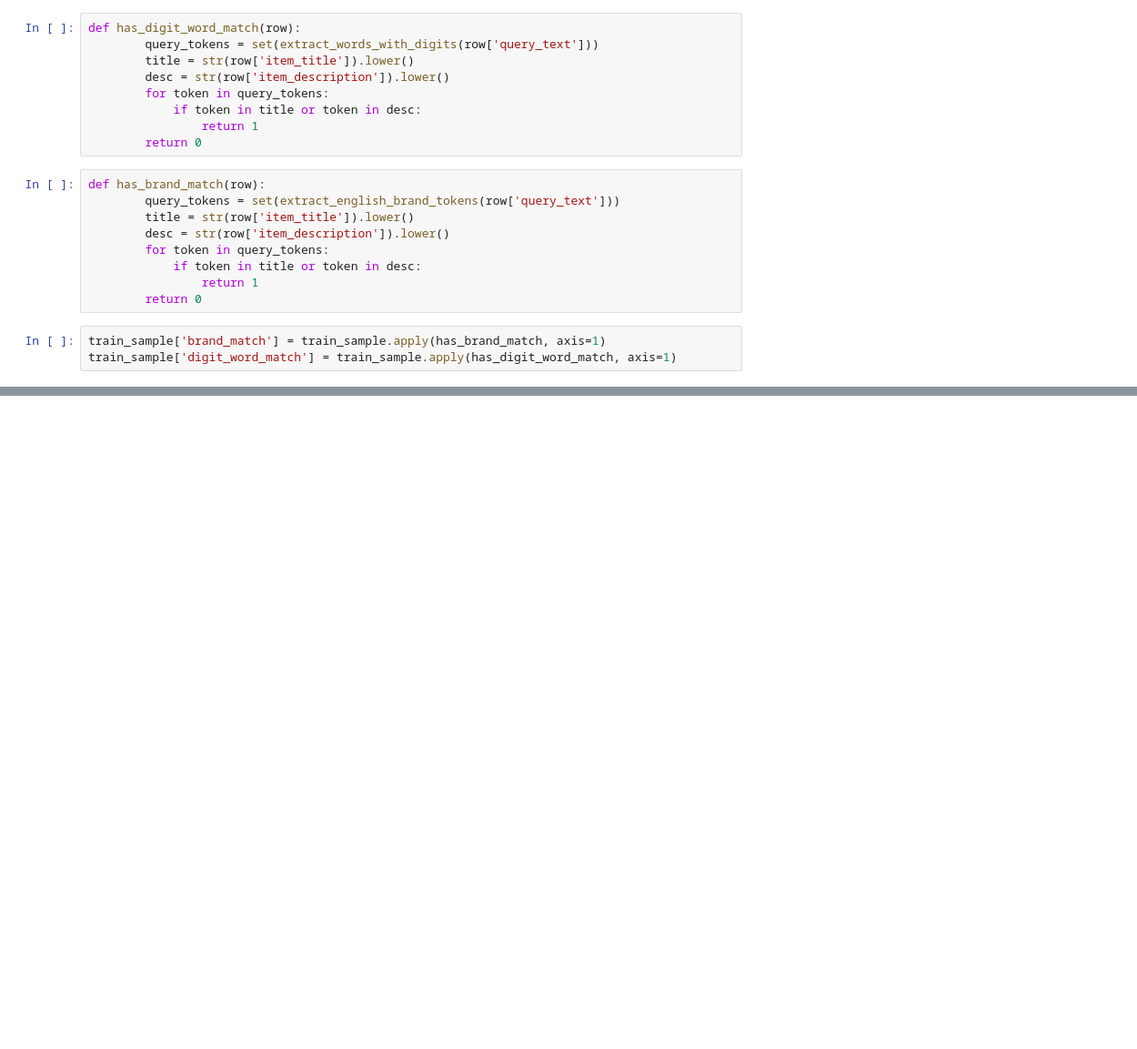
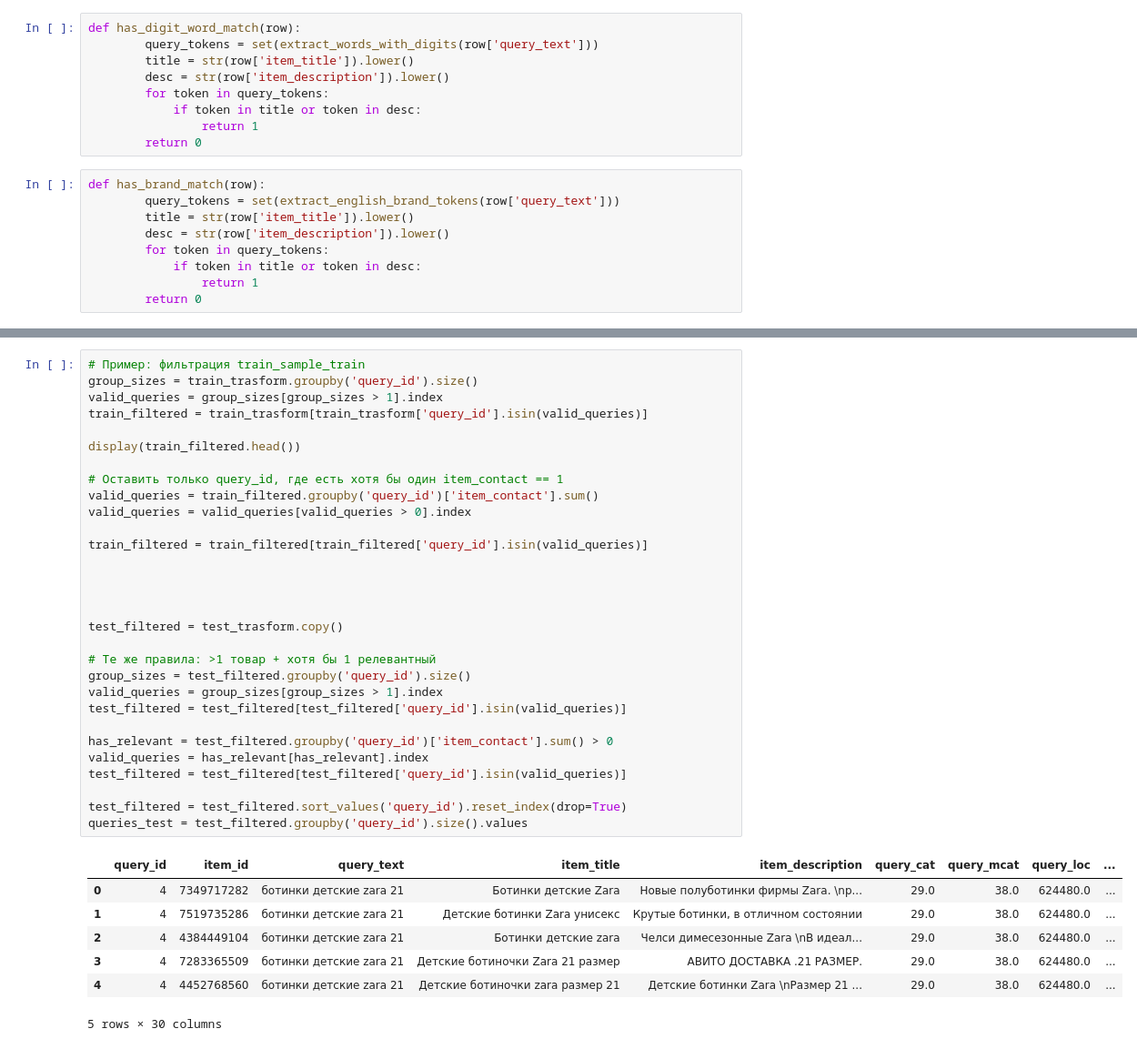
Before and after one commit to Nesterov-BA/misc-python, a Jupyter notebook: avito/main.ipynb, the cells around one changed output, grey strips where cells are left out. Shown at 91% size. Cells and saved outputs as stored; diff of their text form; blank space fills up the shorter version.

```diff
--- a/avito/main.ipynb
+++ b/avito/main.ipynb
@@ -89,6 +87,3 @@ def has_brand_match(row):
             if token in title or token in desc:
                 return 1
         return 0
-# %%
-train_sample['brand_match'] = train_sample.apply(has_brand_match, axis=1)
-train_sample['digit_word_match'] = train_sample.apply(has_digit_word_match, axis=1)
@@ -484,0 +270,38 @@ np.float64(nan)
+# %%
+# Пример: фильтрация train_sample_train
+group_sizes = train_trasform.groupby('query_id').size()
+valid_queries = group_sizes[group_sizes > 1].index
+train_filtered = train_trasform[train_trasform['query_id'].isin(valid_queries)]
+
+display(train_filtered.head())
+
+# Оставить только query_id, где есть хотя бы один item_contact == 1
+valid_queries = train_filtered.groupby('query_id')['item_contact'].sum()
+valid_queries = valid_queries[valid_queries > 0].index
+
+train_filtered = train_filtered[train_filtered['query_id'].isin(valid_queries)]
+
+
+
+
+test_filtered = test_trasform.copy()
+
+# Те же правила: >1 товар + хотя бы 1 релевантный
+group_sizes = test_filtered.groupby('query_id').size()
+valid_queries = group_sizes[group_sizes > 1].index
+test_filtered = test_filtered[test_filtered['query_id'].isin(valid_queries)]
+
+has_relevant = test_filtered.groupby('query_id')['item_contact'].sum() > 0
+valid_queries = has_relevant[has_relevant].index
+test_filtered = test_filtered[test_filtered['query_id'].isin(valid_queries)]
+
+test_filtered = test_filtered.sort_values('query_id').reset_index(drop=True)
+queries_test = test_filtered.groupby('query_id').size().values
+# %% [output]
+|  | query_id | item_id | query_text | item_title | item_description | query_cat | query_mcat | query_loc | ... |
+| 0 | 4 | 7349717282 | ботинки детские zara 21 | Ботинки детские Zara | Новые полуботинки фирмы Zara. \nр... | 29.0 | 38.0 | 624480.0 | ... |
+| 1 | 4 | 7519735286 | ботинки детские zara 21 | Детские ботинки Zara унисекс | Крутые ботинки, в отличном состоянии | 29.0 | 38.0 | 624480.0 | ... |
+| 2 | 4 | 4384449104 | ботинки детские zara 21 | Ботинки детские zara | Челси димесезонные Zara \nВ идеал... | 29.0 | 38.0 | 624480.0 | ... |
+| 3 | 4 | 7283365509 | ботинки детские zara 21 | Детские ботиночки Zara 21 размер | АВИТО ДОСТАВКА .21 РАЗМЕР. | 29.0 | 38.0 | 624480.0 | ... |
+| 4 | 4 | 4452768560 | ботинки детские zara 21 | Детские ботиночки zara размер 21 | Детские ботинки Zara \nРазмер 21 ... | 29.0 | 38.0 | 624480.0 | ... |
+5 rows × 30 columns
```
Also changed, not shown: parts of 54 cells of this notebook, 40 other files.
